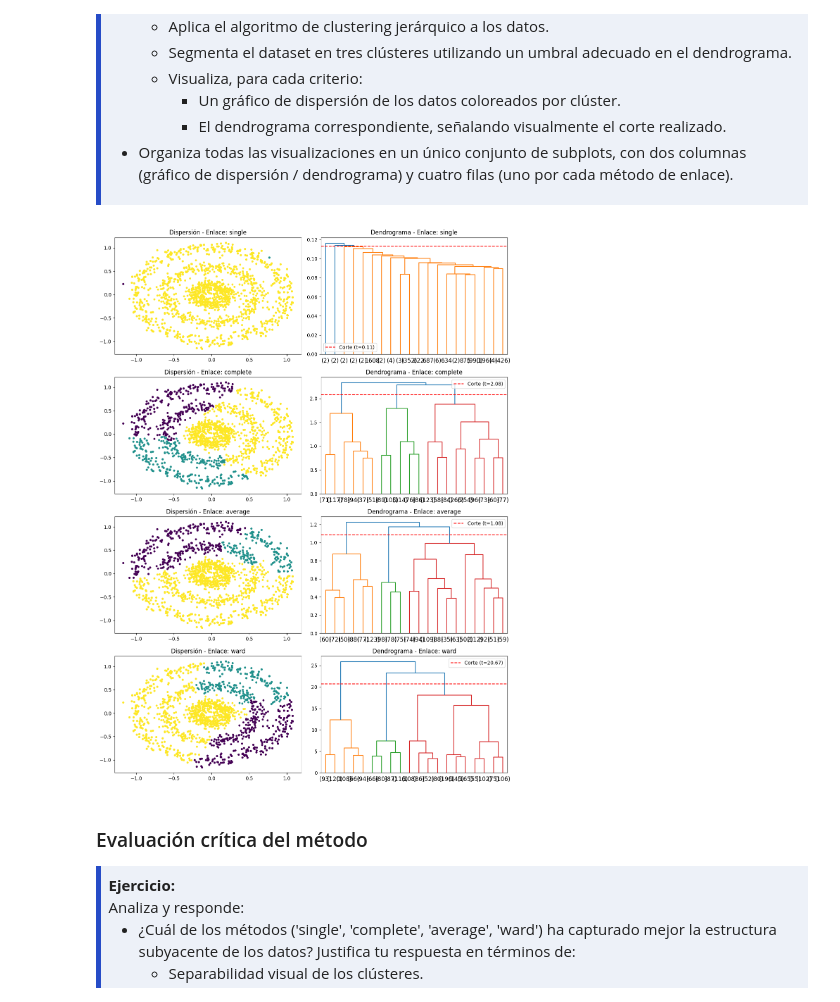
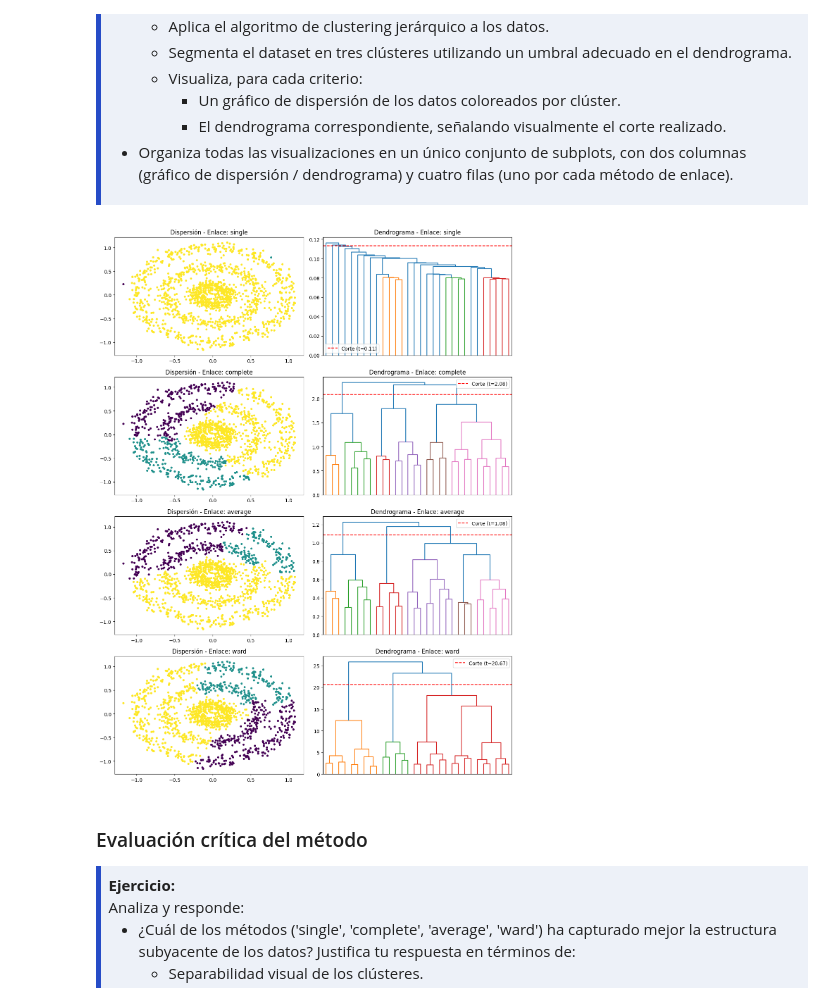
Before and after one commit to JuanEsteban-prog/AprendizajeAutom-ticoInicial, a Jupyter notebook: Talleres/Taller17_Nov/Taller01.ipynb, the cells around one changed output. Drawn from its saved outputs; the diff is of its cells as text; code cells hidden in the pictures.

```diff
--- a/Talleres/Taller17_Nov/Taller01.ipynb
+++ b/Talleres/Taller17_Nov/Taller01.ipynb
@@ -96,23 +89,22 @@ Aplica el método del codo para determinar el número óptimo de clústeres:
 </ul>
 </div>
 # %%
-# 1. Preparar la lista y el rango de valores de k
+# Calculamos la inercia para valores de k entre 1 y 10
 inercias = []
-valores_k = range(1, 11)
+rango_k = range(1, 11)
 
-# 2. Ciclo para entrenar K-Means con cada valor de k
-for k in valores_k:
+for k in rango_k:
     kmeans = KMeans(n_clusters=k, random_state=42, n_init=10)
     kmeans.fit(X_circles)
     inercias.append(kmeans.inertia_)
 
-# 3. Graficar la curva del codo
+# Graficamos la curva del codo
 plt.figure(figsize=(6, 4))
-plt.plot(valores_k, inercias, marker='o', linestyle='-')
+plt.plot(rango_k, inercias, marker='o', color='#264CC7')
+plt.title('Método del Codo para X_circles')
 plt.xlabel('Número de clústeres (k)')
-plt.ylabel('Inercia')
-plt.title('Método del Codo para X_circles')
-plt.xticks(valores_k)
-plt.grid(True)
+plt.ylabel('Inercia (SSE)')
+plt.xticks(rango_k)
+plt.grid(True, linestyle='--', alpha=0.6)
 plt.show()
 # %% [output]
@@ -179,36 +172,34 @@ Realiza un análisis exhaustivo de agrupamiento jerárquico utilizando distintos
 </ul>
 </div>
 # %%
-# 1. Definir la lista de métodos de enlace y crear la cuadrícula de gráficos (4 filas x 2 columnas)
 metodos = ['single', 'complete', 'average', 'ward']
+
 fig, axes = plt.subplots(4, 2, figsize=(12, 16))
 
-# 2. Iterar sobre cada método
 for i, metodo in enumerate(metodos):
-    # a) Calcular la matriz de enlaces jerárquicos (Z)
+    # 1. Aplicar clustering jerárquico
     Z = linkage(X_circles, method=metodo)
 
-    # b) Calcular el umbral de altura exacto en el dendrograma para obtener 3 clústeres
-    # Z[:, 2] guarda las distancias de fusión. Cortamos justo entre la penúltima y antepenúltima fusión
-    umbral = (Z[-3, 2] + Z[-2, 2]) / 2
+    # 2. Segmentar en 3 clústeres
+    etiquetas = fcluster(Z, t=3, criterion='maxclust')
 
-    # c) Segmentar los datos en 3 clústeres usando ese umbral de distancia
-    etiquetas = fcluster(Z, t=umbral, criterion='distance')
+    # Calcular altura aproximada del corte para 3 clústeres (punto medio entre la unión -2 y -3)
+    altura_corte = (Z[-2, 2] + Z[-3, 2]) / 2
 
-    # d) Columna izquierda (0): Gráfico de dispersión coloreado por clúster
+    # 3. Gráfico de dispersión (Columna 0)
     axes[i, 0].scatter(X_circles[:, 0], X_circles[:, 1], c=etiquetas, cmap='viridis', s=10)
     axes[i, 0].set_title(f'Dispersión - Enlace: {metodo}')
 
-    # e) Columna derecha (1): Dendrograma y línea horizontal del corte
-    dendrogram(Z, truncate_mode='lastp', p=20, ax=axes[i, 1], color_threshold=umbral)
-    axes[i, 1].axhline(y=umbral, color='red', linestyle='--', label=f'Corte (t={umbral:.2f})')
+    # 4. Dendrograma (Columna 1)
+    dendrogram(Z, ax=axes[i, 1], truncate_mode='lastp', p=30, no_labels=True)
+    axes[i, 1].axhline(y=altura_corte, color='red', linestyle='--', label=f'Corte (t={altura_corte:.2f})')
     axes[i, 1].set_title(f'Dendrograma - Enlace: {metodo}')
     axes[i, 1].legend()
 
 plt.tight_layout()
 plt.show()
 # %% [output]
-[figure, old version]
+[figure, new version]
 # %% [markdown]
 
 ### <font color='264CC7'> Evaluación crítica del método </font>
```
Also changed, not shown: parts of 19 cells of this notebook.
